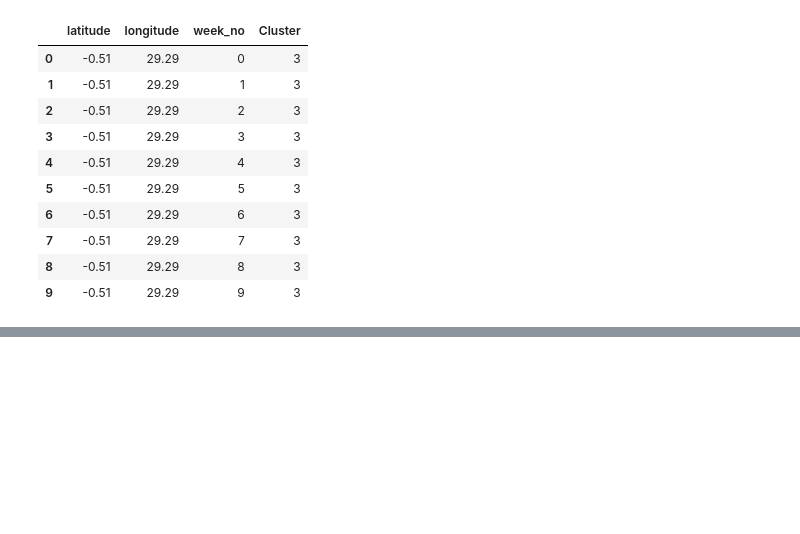
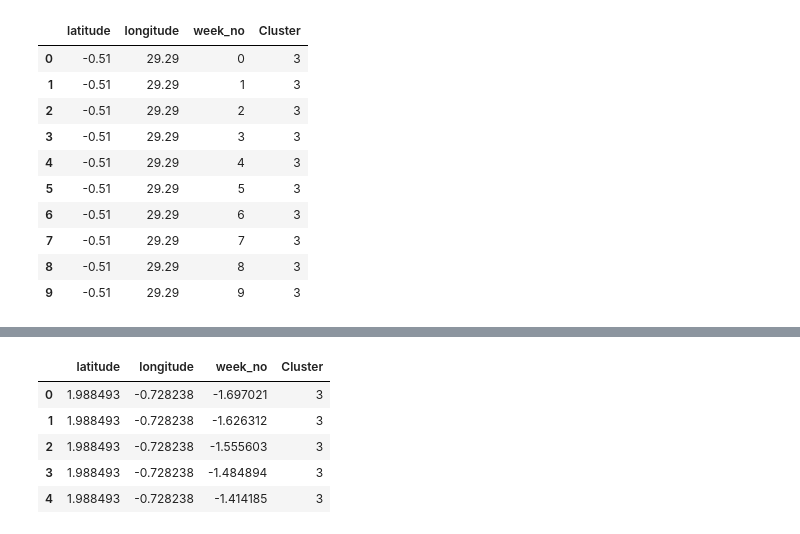
Before and after one commit to yudavid0611/kaggle-co2, a Jupyter notebook: dev/feature_engineering/f2_clustering.ipynb, the cells around one changed output, grey strips where cells are left out. Saved outputs shown, nothing was run; the diff lists cells and outputs as text; code cells hidden in the pictures; blank space fills up the shorter version.

```diff
--- a/dev/feature_engineering/f2_clustering.ipynb
+++ b/dev/feature_engineering/f2_clustering.ipynb
@@ -60,0 +83,10 @@ train.to_csv(data_name)
+# %%
+X_test_scaled['Cluster'] = kmeans.predict(X_test_scaled)
+X_test_scaled.head()
+# %% [output]
+|  | latitude | longitude | week_no | Cluster |
+| 0 | 1.988493 | -0.728238 | -1.697021 | 3 |
+| 1 | 1.988493 | -0.728238 | -1.626312 | 3 |
+| 2 | 1.988493 | -0.728238 | -1.555603 | 3 |
+| 3 | 1.988493 | -0.728238 | -1.484894 | 3 |
+| 4 | 1.988493 | -0.728238 | -1.414185 | 3 |
```
Also changed, not shown: parts of 7 cells of this notebook, 4 other files.
